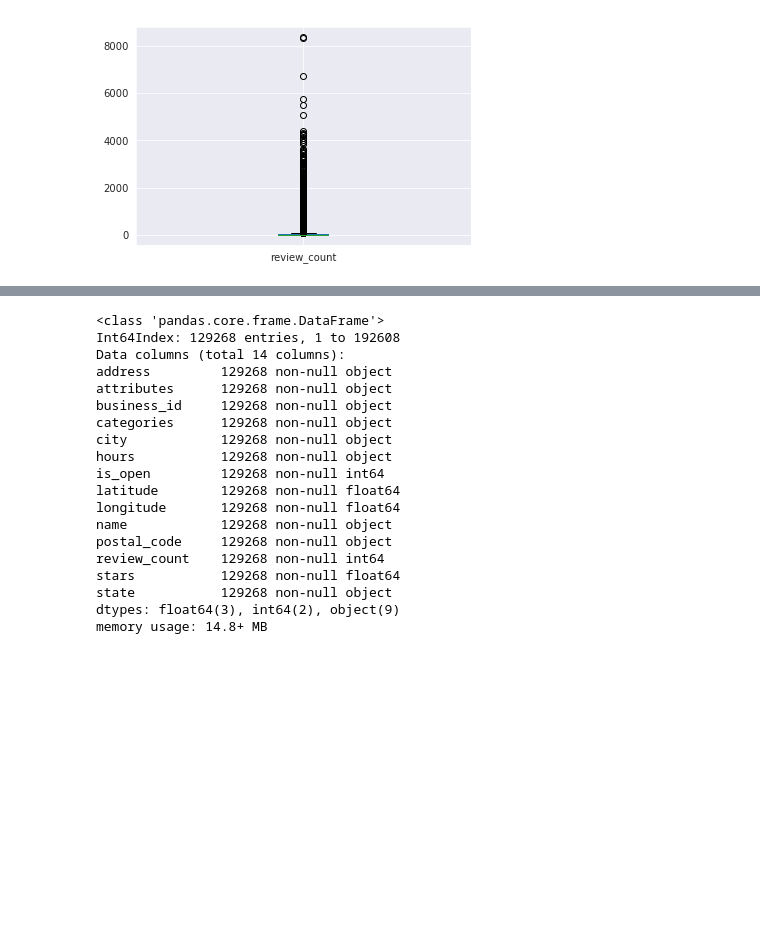
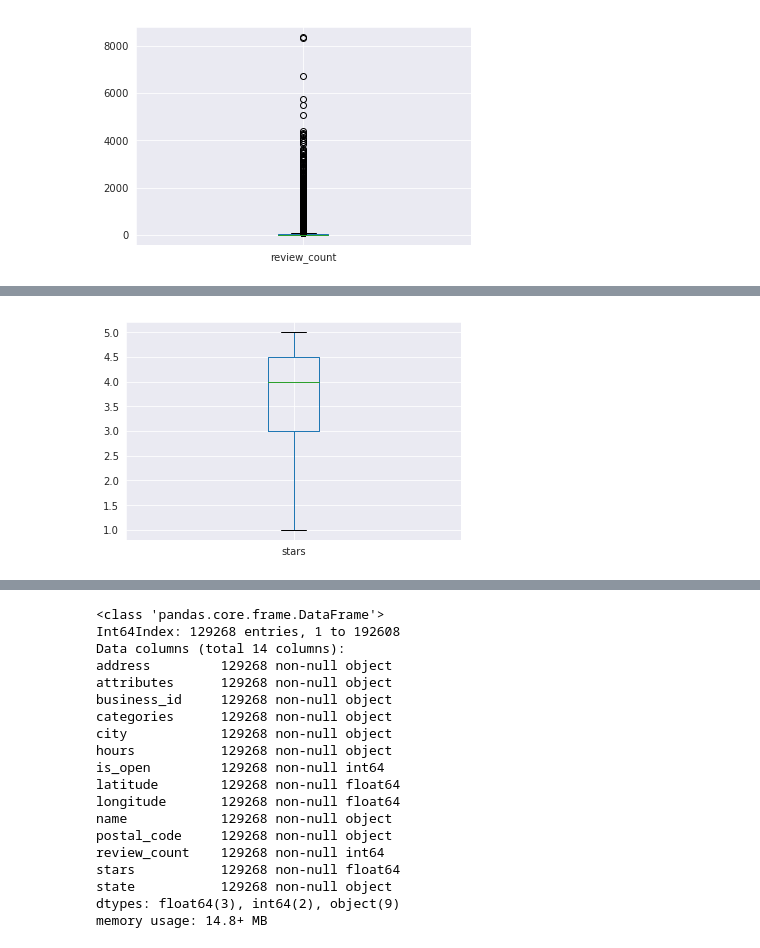
Before and after one commit to ck-unifr/yelp_dataset_challenge, a Jupyter notebook: notebooks/predict_star_ratings_with_checkin.ipynb, the cells around one changed output, grey strips where cells are left out. Cells and saved outputs as stored; diff of their text form; code cells hidden in the pictures; blank space fills up the shorter version.

```diff
--- a/notebooks/predict_star_ratings_with_checkin.ipynb
+++ b/notebooks/predict_star_ratings_with_checkin.ipynb
@@ -135,0 +136,5 @@ df_business.describe()
+# %%
+df_business[['stars']].boxplot()
+pyplot.show()
+# %% [output]
+[figure, added]
```
Also changed, not shown: parts of 10 cells of this notebook.
